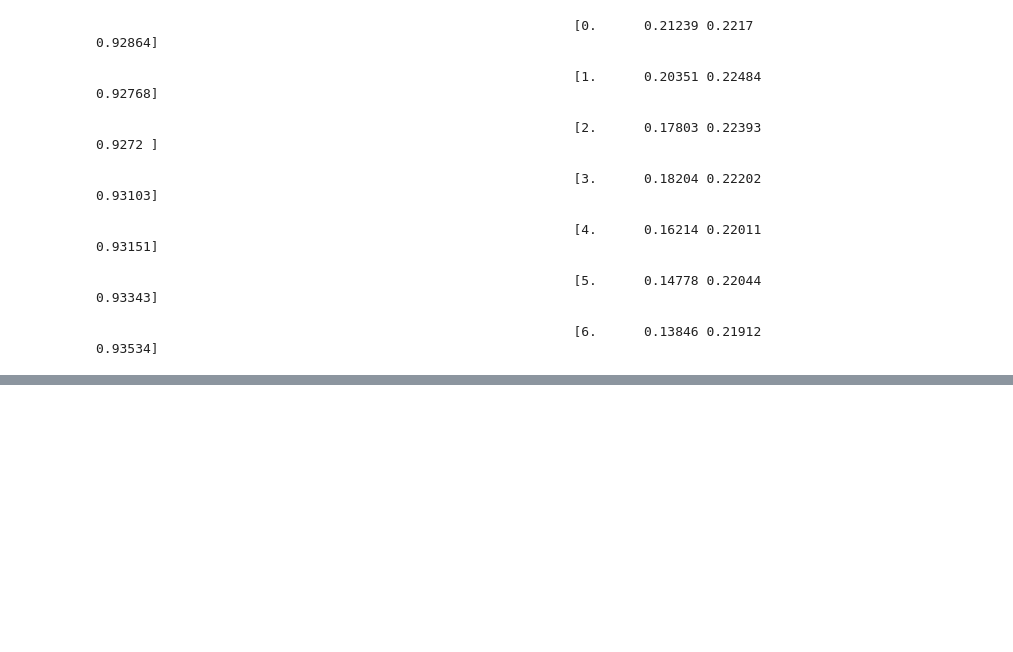
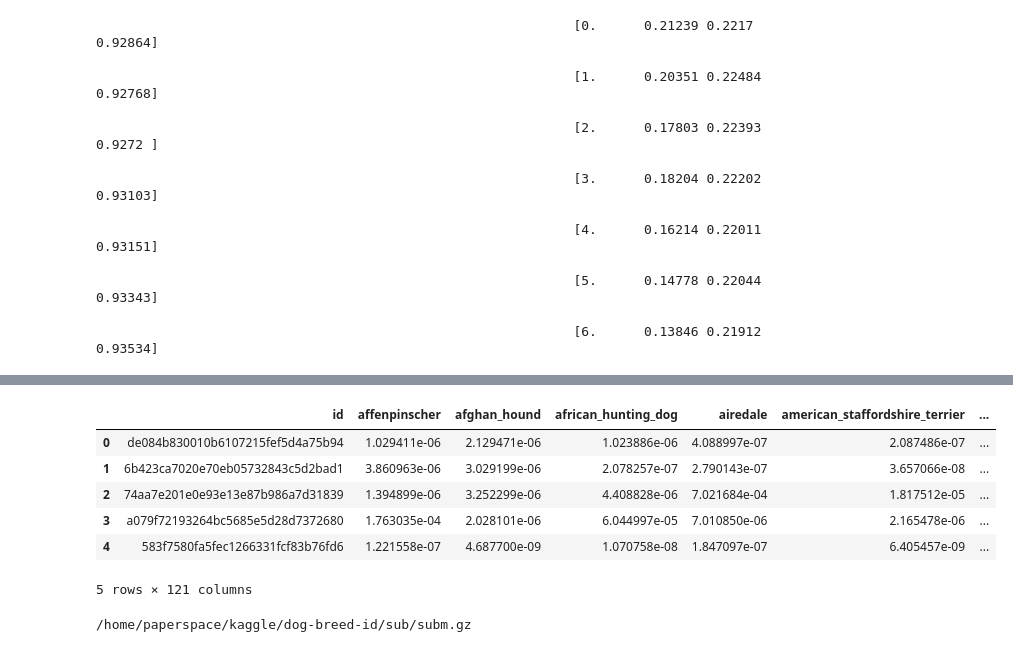
Before and after one commit to ashr123/Kaggle, a Jupyter notebook: dog-breed-id/dog_breed_classification.ipynb, the cells around one changed output, grey strips where cells are left out. Drawn from its saved outputs; the diff is of its cells as text; code cells hidden in the pictures; blank space fills up the shorter version.

```diff
--- a/dog-breed-id/dog_breed_classification.ipynb
+++ b/dog-breed-id/dog_breed_classification.ipynb
@@ -128,2 +134,16 @@ accuracy(log_preds, y),  metrics.log_loss(y, probs)
 # %%
 log_preds, y = learn.TTA(is_test=True)
+# %%
+probs = np.exp(log_preds)
+ds = pd.DataFrame(probs)
+ds.columns = data.classes
+ds.insert(0, 'id', [o[5:-4] for o in data.test_ds.fnames])
+ds.head()
+# %% [output]
+|  | id | affenpinscher | afghan_hound | african_hunting_dog | airedale | american_staffordshire_terrier | ... |
+| 0 | de084b830010b6107215fef5d4a75b94 | 1.029411e-06 | 2.129471e-06 | 1.023886e-06 | 4.088997e-07 | 2.087486e-07 | ... |
+| 1 | 6b423ca7020e70eb05732843c5d2bad1 | 3.860963e-06 | 3.029199e-06 | 2.078257e-07 | 2.790143e-07 | 3.657066e-08 | ... |
+| 2 | 74aa7e201e0e93e13e87b986a7d31839 | 1.394899e-06 | 3.252299e-06 | 4.408828e-06 | 7.021684e-04 | 1.817512e-05 | ... |
+| 3 | a079f72193264bc5685e5d28d7372680 | 1.763035e-04 | 2.028101e-06 | 6.044997e-05 | 7.010850e-06 | 2.165478e-06 | ... |
+| 4 | 583f7580fa5fec1266331fcf83b76fd6 | 1.221558e-07 | 4.687700e-09 | 1.070758e-08 | 1.847097e-07 | 6.405457e-09 | ... |
+5 rows × 121 columns
@@ -129,0 +154,4 @@ log_preds, y = learn.TTA(is_test=True)
+# %%
+FileLink(f'{SUBM}subm.gz')
+# %% [output]
+/home/paperspace/kaggle/dog-breed-id/sub/subm.gz
```
Also changed, not shown: parts of 5 cells of this notebook, 1 other file.
